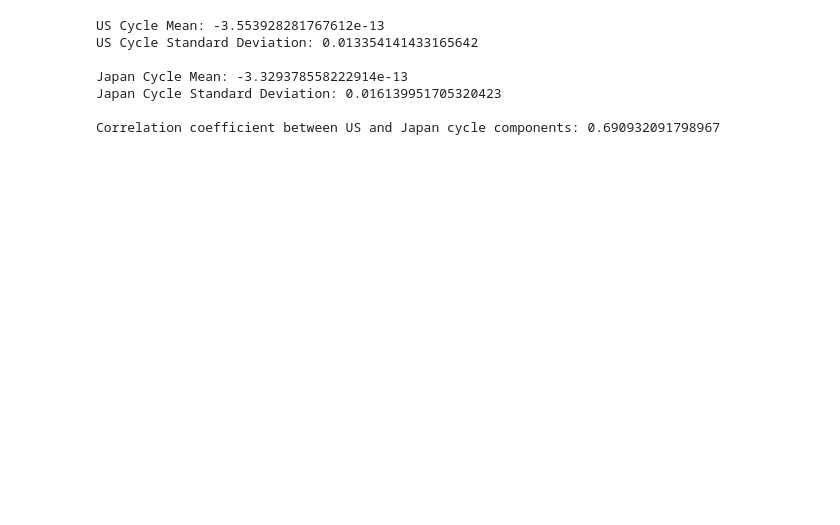
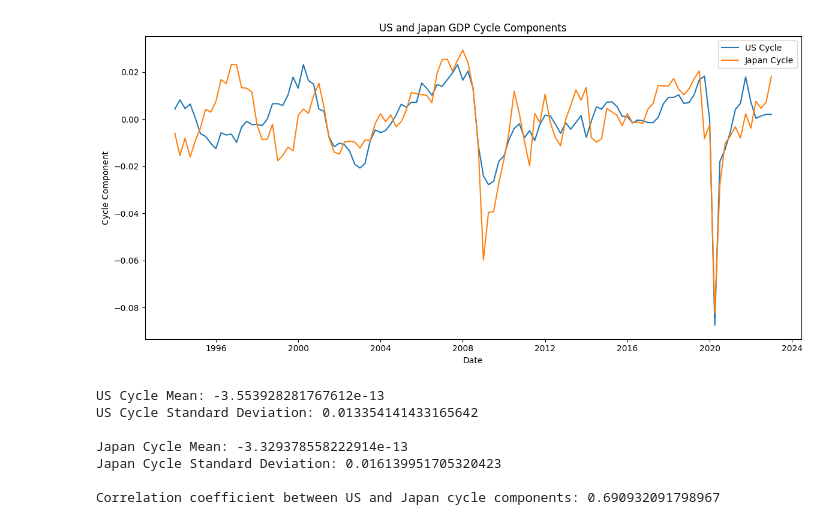
Before and after one commit to Kentaro0722/q.macro, a Jupyter notebook: HPfilter.ipynb, the cells around one changed output. Saved outputs shown, nothing was run; the diff lists cells and outputs as text; code cells hidden in the pictures; blank space fills up the shorter version.

```diff
--- a/HPfilter.ipynb
+++ b/HPfilter.ipynb
@@ -55,31 +52,30 @@ fig2.show()
 # %%
-# Create an interactive plot using Plotly
-fig3 = go.Figure()
-
-# Add traces for the cyclical components
-fig3.add_trace(go.Scatter(x=cycle_us.index, y=cycle_us.values.flatten(), mode='lines', name='US Cycle'))
-fig3.add_trace(go.Scatter(x=cycle_jp.index, y=cycle_jp.values.flatten(), mode='lines', name='Japan Cycle'))
-
-# Update the layout
-fig3.update_layout(title='US and Japan GDP Cycle Components',xaxis_title='Date',yaxis_title='Cycle Component',hovermode='x unified')
-
-# Display the plot
-fig3.show()
+# Create a plot for the cyclical components
+fig, ax = plt.subplots(figsize=(12, 6))
+ax.plot(cycle_us.index, cycle_us.values.flatten(), label='US Cycle')
+ax.plot(cycle_jp.index, cycle_jp.values.flatten(), label='Japan Cycle')
+ax.set_title('US and Japan GDP Cycle Components')
+ax.set_xlabel('Date')
+ax.set_ylabel('Cycle Component')
+ax.legend()
+plt.tight_layout()
+plt.show()
 
 # Analyze the cycle components
 cycle_us_mean = cycle_us.mean()
 cycle_us_std = cycle_us.std()
 print("US Cycle Mean:", cycle_us_mean)
 print("US Cycle Standard Deviation:", cycle_us_std)
 
 cycle_jp_mean = cycle_jp.mean()
 cycle_jp_std = cycle_jp.std()
 print("\nJapan Cycle Mean:", cycle_jp_mean)
 print("Japan Cycle Standard Deviation:", cycle_jp_std)
 
 corr_coef = cycle_us.corr(cycle_jp)
 print(f"\nCorrelation coefficient between US and Japan cycle components: {corr_coef}")
 # %% [output]
+[figure, added]
 US Cycle Mean: -3.553928281767612e-13
 US Cycle Standard Deviation: 0.013354141433165642
 
```
Also changed, not shown: parts of 4 cells of this notebook.
